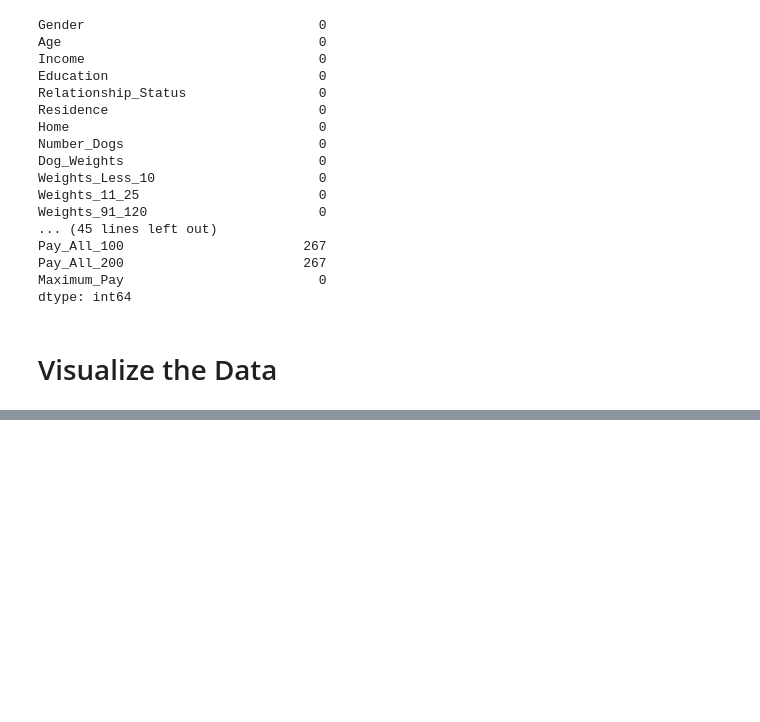
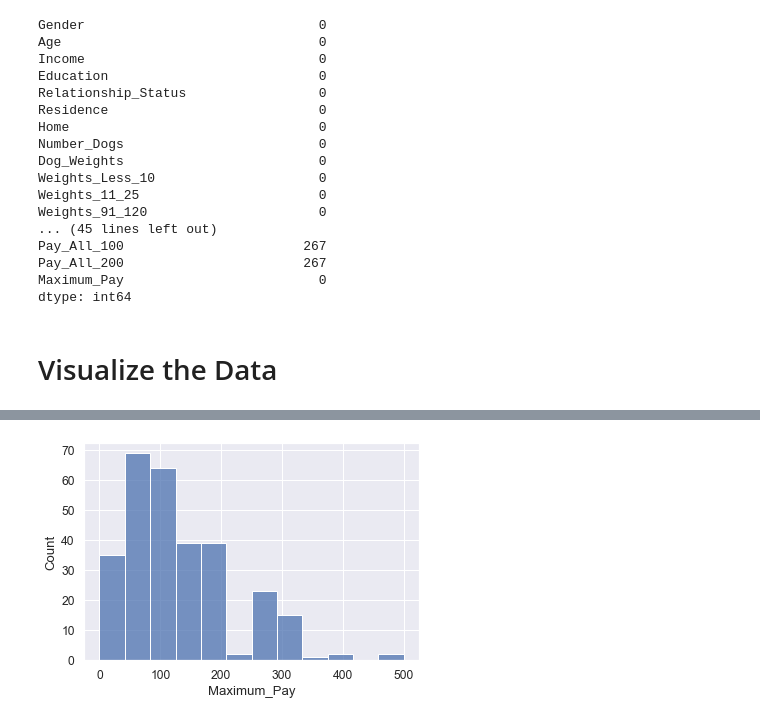
Before and after one commit to markhary/emba912_survey, a Jupyter notebook: ruby.ipynb, the cells around one changed output, grey strips where cells are left out. Saved outputs shown, nothing was run; the diff lists cells and outputs as text; code cells hidden in the pictures; blank space fills up the shorter version.

```diff
--- a/ruby.ipynb
+++ b/ruby.ipynb
@@ -154,0 +161,7 @@ create_countplot("Home")
+# %%
+survey_data_filtered = survey_data[survey_data["Maximum_Pay"]<1000]["Maximum_Pay"]
+chart = sns.histplot(data=survey_data_filtered)
+save_figure(chart.get_figure(), '3_histogram')
+survey_data_filtered.descri
+# %% [output]
+[figure, added]
```
Also changed, not shown: parts of 4 cells of this notebook, 15 other files.
